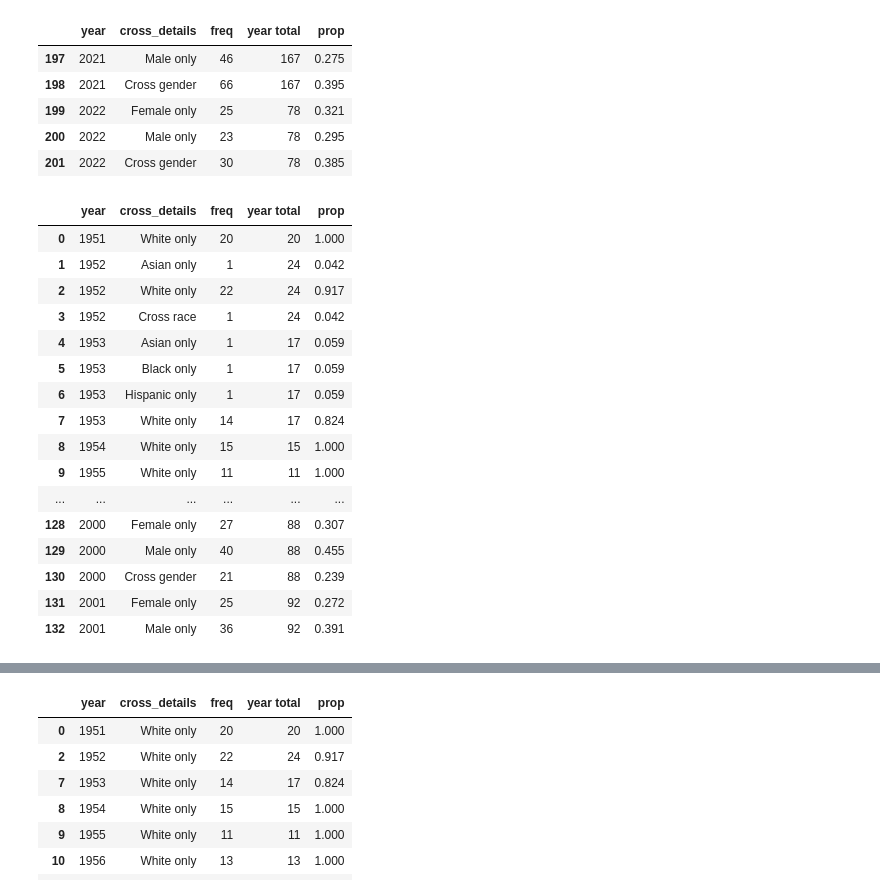
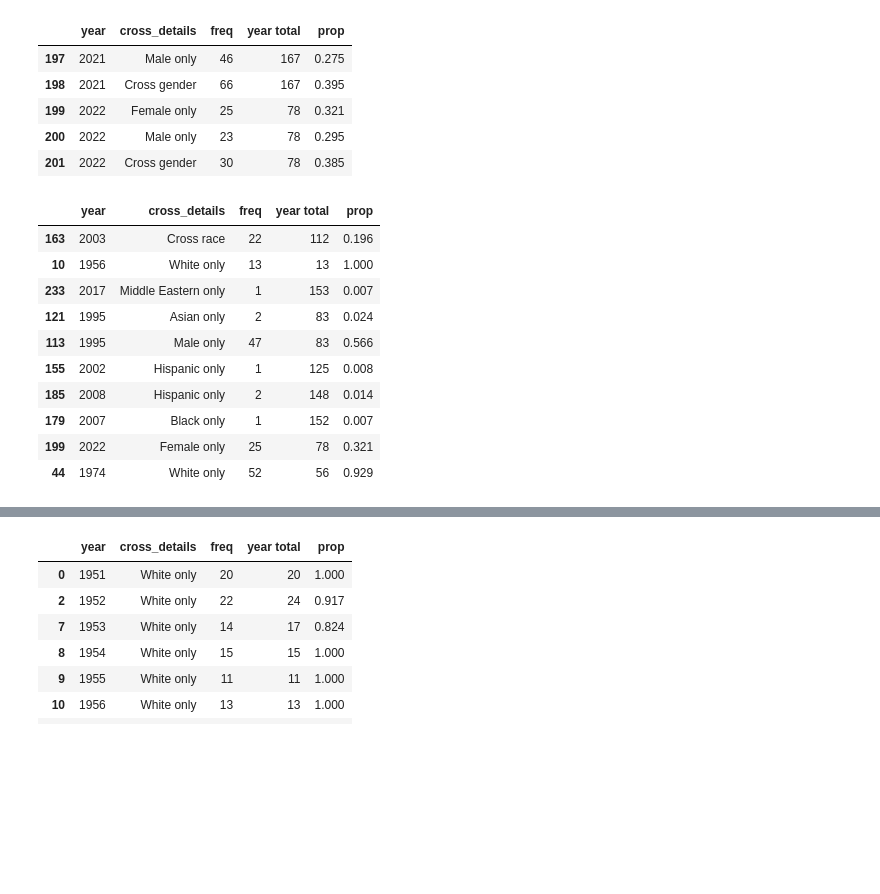
Before and after one commit to hongtaoh/ICA_Journals, a Jupyter notebook: Analysis_and_Plotting/2022-10-28-Analyze-collaboration.ipynb, the cells around one changed output, grey strips where cells are left out. Drawn from its saved outputs; the diff is of its cells as text; code cells hidden in the pictures; blank space fills up the shorter version.

```diff
--- a/Analysis_and_Plotting/2022-10-28-Analyze-collaboration.ipynb
+++ b/Analysis_and_Plotting/2022-10-28-Analyze-collaboration.ipynb
@@ -388,22 +388,16 @@ cross_gender_details_ts.tail()
 | 201 | 2022 | Cross gender | 30 | 78 | 0.385 |
 # %%
 cross_details_ts = pd.concat([cross_race_details_ts, cross_gender_details_ts])
-cross_details_ts
+cross_details_ts.sample(10)
 # %% [output]
 |  | year | cross_details | freq | year total | prop |
-| 0 | 1951 | White only | 20 | 20 | 1.000 |
-| 1 | 1952 | Asian only | 1 | 24 | 0.042 |
-| 2 | 1952 | White only | 22 | 24 | 0.917 |
-| 3 | 1952 | Cross race | 1 | 24 | 0.042 |
-| 4 | 1953 | Asian only | 1 | 17 | 0.059 |
-| 5 | 1953 | Black only | 1 | 17 | 0.059 |
-| 6 | 1953 | Hispanic only | 1 | 17 | 0.059 |
-| 7 | 1953 | White only | 14 | 17 | 0.824 |
-| 8 | 1954 | White only | 15 | 15 | 1.000 |
-| 9 | 1955 | White only | 11 | 11 | 1.000 |
-| ... | ... | ... | ... | ... | ... |
-| 128 | 2000 | Female only | 27 | 88 | 0.307 |
-| 129 | 2000 | Male only | 40 | 88 | 0.455 |
-| 130 | 2000 | Cross gender | 21 | 88 | 0.239 |
-| 131 | 2001 | Female only | 25 | 92 | 0.272 |
-| 132 | 2001 | Male only | 36 | 92 | 0.391 |
+| 163 | 2003 | Cross race | 22 | 112 | 0.196 |
+| 10 | 1956 | White only | 13 | 13 | 1.000 |
+| 233 | 2017 | Middle Eastern only | 1 | 153 | 0.007 |
+| 121 | 1995 | Asian only | 2 | 83 | 0.024 |
+| 113 | 1995 | Male only | 47 | 83 | 0.566 |
+| 155 | 2002 | Hispanic only | 1 | 125 | 0.008 |
+| 185 | 2008 | Hispanic only | 2 | 148 | 0.014 |
+| 179 | 2007 | Black only | 1 | 152 | 0.007 |
+| 199 | 2022 | Female only | 25 | 78 | 0.321 |
+| 44 | 1974 | White only | 52 | 56 | 0.929 |
```
Also changed, not shown: parts of 5 cells of this notebook, 2 other files.
